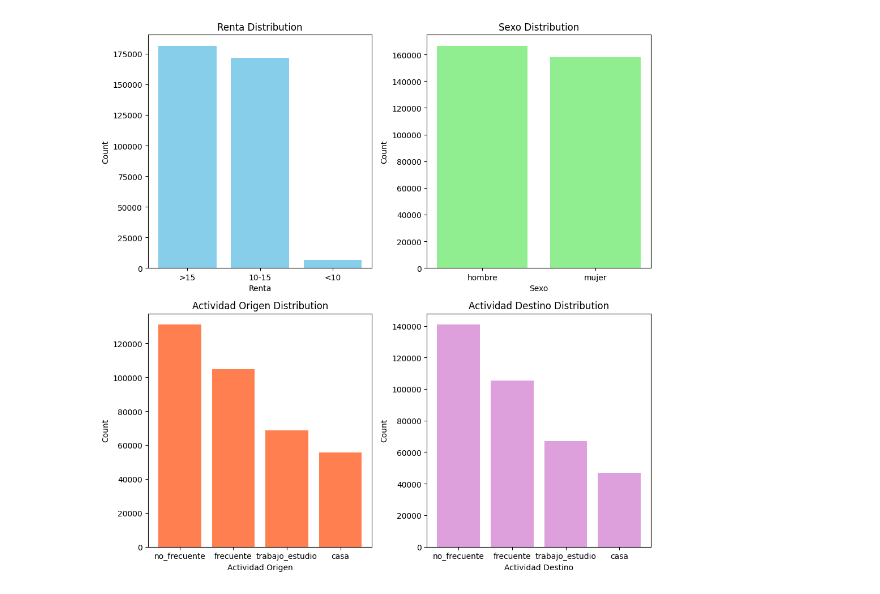
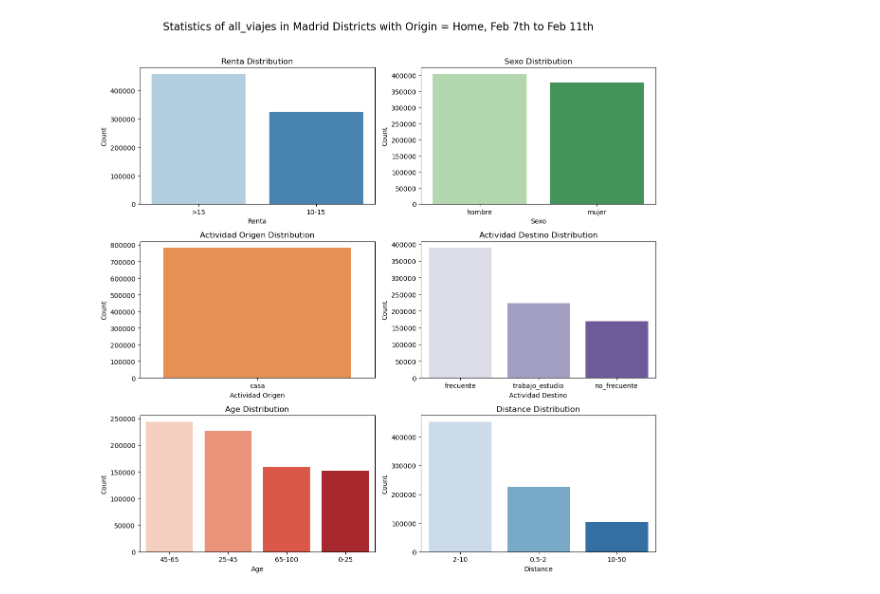
Before and after one commit to carobs9/thesis_project, a Jupyter notebook: mobility_data/viajes_analysis.ipynb, the cells around one changed output. Drawn from its saved outputs; the diff is of its cells as text; code cells hidden in the pictures.

```diff
--- a/mobility_data/viajes_analysis.ipynb
+++ b/mobility_data/viajes_analysis.ipynb
@@ -17,4 +17,4 @@ viajes_dir = cfg.VIAJES_DATA
 # get_overview(viajes)
 # %%
 # FIXME: Read more about DtypeWarning and fix
-viajes_1_2_3 = open_gz(viajes_dir / 'basicos_distritos_viajes_202406', [0,1,2]) # substracting all trips in all districts of Spain during day 1st, 2nd and 3rd of June
+viajes = open_gz_by_district(viajes_dir / 'basicos_distritos_viajes_202202', [6,7,8,9,10], district_code='28079') # substracting trips in Madrid districts during day 7 to 11 of Feb
@@ -23 +21,3 @@ viajes_1 = viajes_1_2_3[0] # accessing the first stored day (June 1st)
+# %%
+all_viajes = pd.concat(viajes, ignore_index=True)
 # %%
@@ -98,42 +83,89 @@ filtered_df
+# %%
+# all_viajes = pd.read_csv('viajes/all_viajes_week_0224.csv')
+filtered_df = all_viajes.loc[(all_viajes['actividad_origen'] == 'casa')]
 # %%
 import matplotlib.pyplot as plt
-# Get distribution of renta
-renta_distribution = madrid_1['renta'].value_counts()
+import seaborn as sns
 
-# Get distribution of sexo
-sexo_distribution = madrid_1['sexo'].value_counts()
-
-# Get distribution of actividad_origen and actividad_destino
-actividad_origen_distribution = madrid_1['actividad_origen'].value_counts()
-actividad_destino_distribution = madrid_1['actividad_destino'].value_counts()
-
-# Plot distributions
-fig, axes = plt.subplots(2, 2, figsize=(10, 10))
+subset_of_interest = filtered_df
+# Create a 3x2 subplot structure
+fig, axes = plt.subplots(3, 2, figsize=(12, 12))
 
 # Renta distribution
-axes[0, 0].bar(renta_distribution.index, renta_distribution.values, color='skyblue')
+sns.barplot(
+    x=subset_of_interest['renta'].value_counts().index,
+    y=subset_of_interest['renta'].value_counts().values,
+    palette='Blues',
+    ax=axes[0, 0]
+)
 axes[0, 0].set_title('Renta Distribution')
 axes[0, 0].set_xlabel('Renta')
 axes[0, 0].set_ylabel('Count')
 
 # Sexo distribution
-axes[0, 1].bar(sexo_distribution.index, sexo_distribution.values, color='lightgreen')
+sns.barplot(
+    x=subset_of_interest['sexo'].value_counts().index,
+    y=subset_of_interest['sexo'].value_counts().values,
+    palette='Greens',
+    ax=axes[0, 1]
+)
 axes[0, 1].set_title('Sexo Distribution')
 axes[0, 1].set_xlabel('Sexo')
 axes[0, 1].set_ylabel('Count')
 
 # Actividad Origen distribution
-axes[1, 0].bar(actividad_origen_distribution.index, actividad_origen_distribution.values, color='coral')
+sns.barplot(
+    x=subset_of_interest['actividad_origen'].value_counts().index,
+    y=subset_of_interest['actividad_origen'].value_counts().values,
+    palette='Oranges',
+    ax=axes[1, 0]
+)
 axes[1, 0].set_title('Actividad Origen Distribution')
 axes[1, 0].set_xlabel('Actividad Origen')
 axes[1, 0].set_ylabel('Count')
 
 # Actividad Destino distribution
-axes[1, 1].bar(actividad_destino_distribution.index, actividad_destino_distribution.values, color='plum')
+sns.barplot(
+    x=subset_of_interest['actividad_destino'].value_counts().index,
+    y=subset_of_interest['actividad_destino'].value_counts().values,
+    palette='Purples',
+    ax=axes[1, 1]
+)
 axes[1, 1].set_title('Actividad Destino Distribution')
 axes[1, 1].set_xlabel('Actividad Destino')
 axes[1, 1].set_ylabel('Count')
 
-plt.tight_layout()
+# Age distribution
+sns.barplot(
+    x=subset_of_interest['edad'].value_counts().index,
+    y=subset_of_interest['edad'].value_counts().values,
+    palette='Reds',
+    ax=axes[2, 0]
+)
+axes[2, 0].set_title('Age Distribution')
+axes[2, 0].set_xlabel('Age')
+axes[2, 0].set_ylabel('Count')
+
+# Distance distribution
+sns.barplot(
+    x=subset_of_interest['distancia'].value_counts().index,
+    y=subset_of_interest['distancia'].value_counts().values,
+    palette='Blues',
+    ax=axes[2, 1]
+)
+axes[2, 1].set_title('Distance Distribution')
+axes[2, 1].set_xlabel('Distance')
+axes[2, 1].set_ylabel('Count')
+
+# Set a main title for the figure
+plt.suptitle('Statistics of all_viajes in Madrid Districts with Origin = Home, Feb 7th to Feb 11th', fontsize=16)
+
+# Adjust layout to prevent overlap and make space for the main title
+plt.tight_layout(rect=[0, 0, 1, 0.96])
+
+# Save the figure as a PNG file
+plt.savefig("viajes_madrid_districts_home_origin_070222_110222.png", dpi=300)
+
+# Display the plot
 plt.show()
 # %% [output]
@@ -140 +189 @@ plt.show()
-[figure, old version]
+[figure, new version]
```
Also changed, not shown: parts of 16 cells of this notebook, 32 other files.
